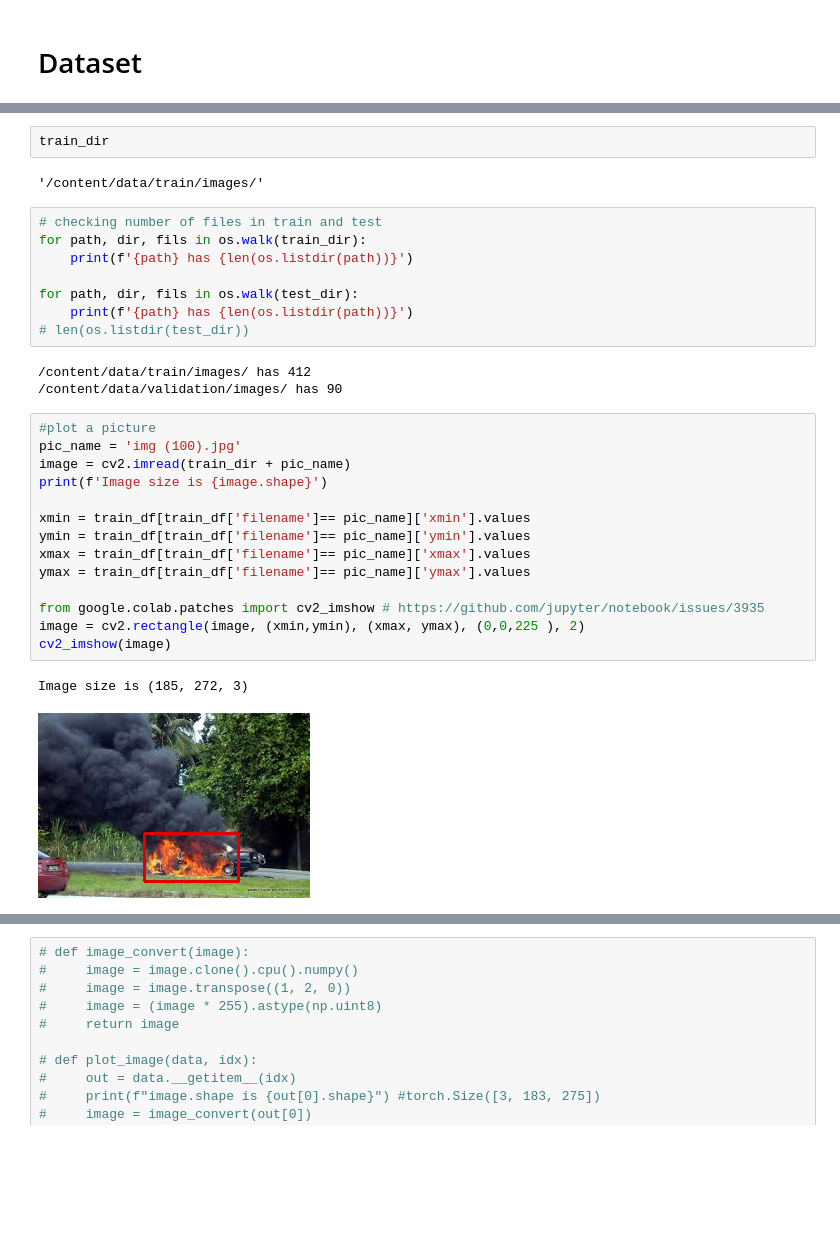
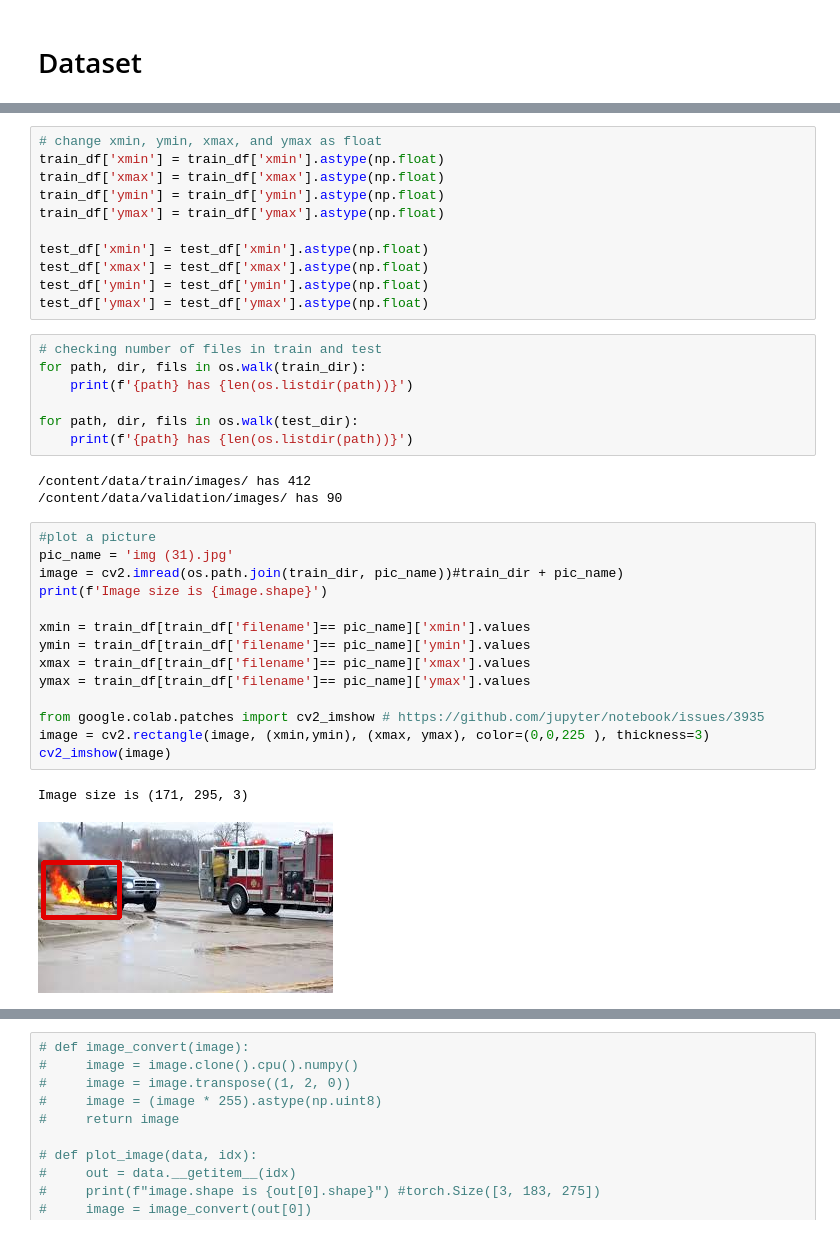
Before and after one commit to khanma1962/Fire_Detection_Fast_RCNN, a Jupyter notebook: Fire_Detection.ipynb, the cells around one changed output, grey strips where cells are left out. Saved outputs shown, nothing was run; the diff lists cells and outputs as text; blank space fills up the shorter version.

```diff
--- a/Fire_Detection.ipynb
+++ b/Fire_Detection.ipynb
@@ -170,10 +153,17 @@ Data columns (total 8 columns):
 dtypes: int64(4), object(4)
 memory usage: 8.8+ KB
 None
-# %%
-train_dir
-# %% [output]
-'/content/data/train/images/'
+# %%
+# change xmin, ymin, xmax, and ymax as float
+train_df['xmin'] = train_df['xmin'].astype(np.float)
+train_df['xmax'] = train_df['xmax'].astype(np.float)
+train_df['ymin'] = train_df['ymin'].astype(np.float)
+train_df['ymax'] = train_df['ymax'].astype(np.float)
+
+test_df['xmin'] = test_df['xmin'].astype(np.float)
+test_df['xmax'] = test_df['xmax'].astype(np.float)
+test_df['ymin'] = test_df['ymin'].astype(np.float)
+test_df['ymax'] = test_df['ymax'].astype(np.float)
 # %%
 # checking number of files in train and test
 for path, dir, fils in os.walk(train_dir):
@@ -181,27 +171,26 @@ for path, dir, fils in os.walk(train_dir):
 
 for path, dir, fils in os.walk(test_dir):
     print(f'{path} has {len(os.listdir(path))}')
-# len(os.listdir(test_dir))
 # %% [output]
 /content/data/train/images/ has 412
 /content/data/validation/images/ has 90
 # %%
 #plot a picture
-pic_name = 'img (100).jpg'
-image = cv2.imread(train_dir + pic_name)
+pic_name = 'img (31).jpg'
+image = cv2.imread(os.path.join(train_dir, pic_name))#train_dir + pic_name)
 print(f'Image size is {image.shape}')
 
 xmin = train_df[train_df['filename']== pic_name]['xmin'].values
 ymin = train_df[train_df['filename']== pic_name]['ymin'].values
 xmax = train_df[train_df['filename']== pic_name]['xmax'].values
 ymax = train_df[train_df['filename']== pic_name]['ymax'].values
 
 from google.colab.patches import cv2_imshow # https://github.com/jupyter/notebook/issues/3935
-image = cv2.rectangle(image, (xmin,ymin), (xmax, ymax), (0,0,225 ), 2)
+image = cv2.rectangle(image, (xmin,ymin), (xmax, ymax), color=(0,0,225 ), thickness=3)
 cv2_imshow(image)
 # %% [output]
-Image size is (185, 272, 3)
+Image size is (171, 295, 3)
-[figure, old version]
+[figure, new version]
 # %%
 # Creating FireDataseet class
 class FireDataset(Dataset):
```
Also changed, not shown: parts of 15 cells of this notebook.
